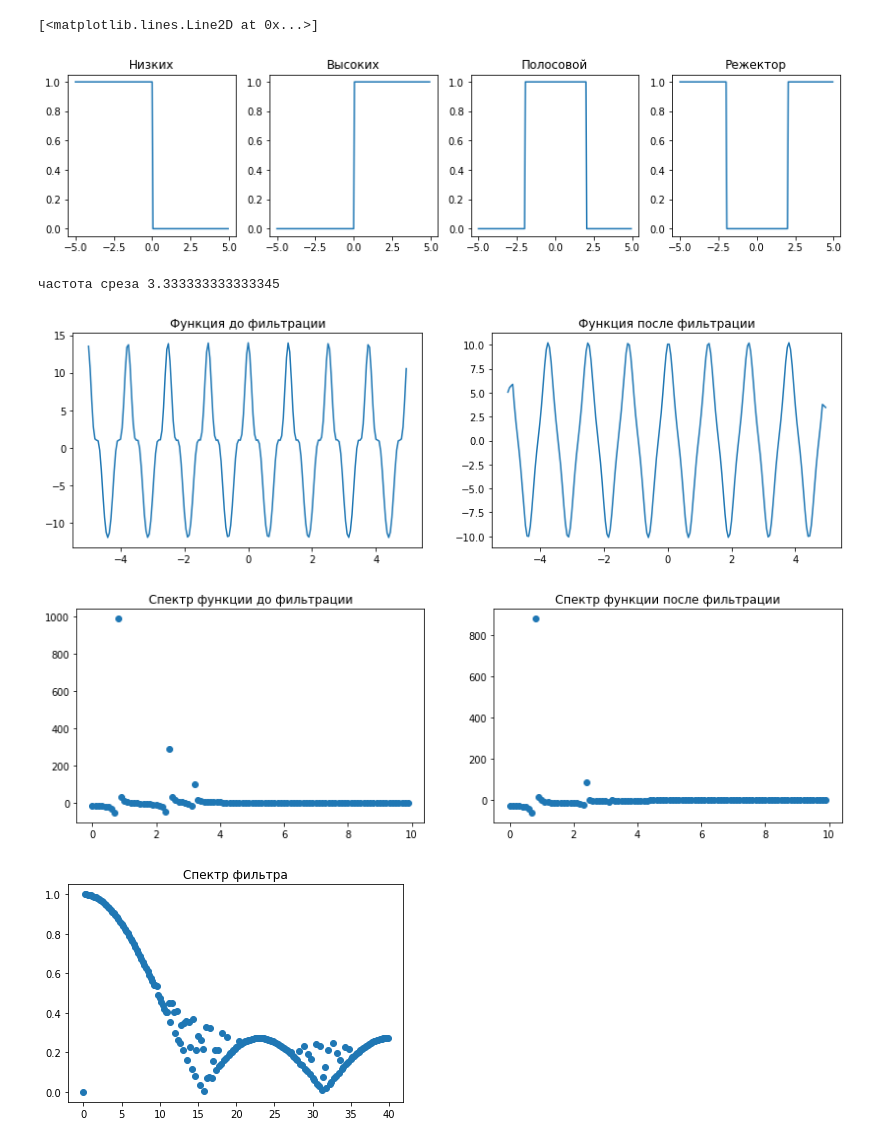
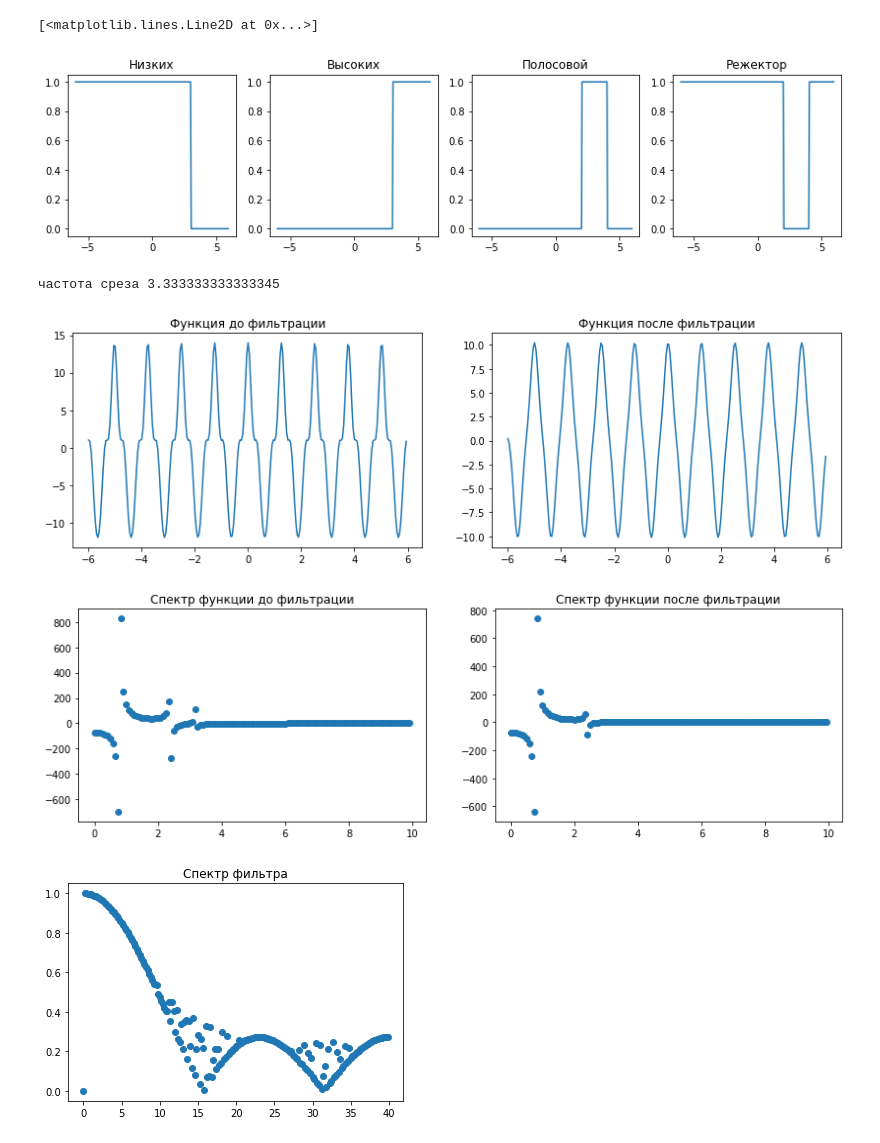
Before and after one commit to BearingBall/methods-of-signal-proccessing, a Jupyter notebook: task3.ipynb, the cells around one changed output. Saved outputs shown, nothing was run; the diff lists cells and outputs as text; code cells hidden in the pictures.

```diff
--- a/task3.ipynb
+++ b/task3.ipynb
@@ -4,16 +4,16 @@ import scipy as sp
 import matplotlib.pyplot as plt
 # %%
 def fLowFreqRaw(x, a):
-    return [1 if x[i]<a else 0 for i in range(len(x))]
+    return [np.cos(np.pi/(2*a)*x[i])+1j*np.sin(np.pi/(2*a)*x[i]) if x[i]<a else 0 for i in range(len(x))]
 #*np.exp(1j*((x/len(x)*2*np.pi)-np.pi))
 def fHighFreqRaw(x, a):
-    return [0 if x[i]<a else 1 for i in range(len(x))]
+    return [0 if x[i]<a else np.cos(np.pi/(2*a)*x[i])+1j*np.sin(np.pi/(2*a)*x[i]) for i in range(len(x))]
 
 def fBandPassFreqRaw(x, a, b):
-    return [0 if (x[i]<a)or(x[i]>b) else 1 for i in range(len(x))]
+    return [0 if (x[i]<a)or(x[i]>b) else np.cos(np.pi/(2*(b-a))*x[i])+1j*np.sin(np.pi/(2*(b-a))*x[i]) for i in range(len(x))]
 
 def fBandStopRaw(x, a,b):
-    return [1 if (x[i]<a)or(x[i]>b) else 0 for i in range(len(x))]
+    return [np.cos(np.pi/(2*(b-a))*x[i])+1j*np.sin(np.pi/(2*(b-a))*x[i]) if (x[i]<a)or(x[i]>b) else 0 for i in range(len(x))]
 
 def freq(x: np.array):
     return np.fft.fftfreq(x.size, d=x[1]-x[0])
@@ -61,29 +61,29 @@ def achhSimple(N):
     plt.title("Спектр фильтра")
     plt.scatter(np.arange(0,40,0.2), graph)
 # %%
-x = np.arange(-5,5,0.05)
+x = np.arange(-6,6,0.05)
 w = freq(x)
 
 plt.figure(figsize=(14,3))
 
 plt.subplot(1,4,1)
 plt.title("Низких")
-plt.plot(x, fLowFreqRaw(x, 0))
+plt.plot(x, np.abs(fLowFreqRaw(x, 3)))
 
 plt.subplot(1,4,2)
 plt.title("Высоких")
-plt.plot(x, fHighFreqRaw(x, 0))
+plt.plot(x, np.abs(fHighFreqRaw(x, 3)))
 
 plt.subplot(1,4,3)
 plt.title("Полосовой")
-plt.plot(x, fBandPassFreqRaw(x, -2, 2))
+plt.plot(x, np.abs(fBandPassFreqRaw(x, 2, 4)))
 
 plt.subplot(1,4,4)
 plt.title("Режектор")
-plt.plot(x, fBandStopRaw(x, -2, 2))
+plt.plot(x, np.abs(fBandStopRaw(x, 2, 4)))
 # %% [output]
 [<matplotlib.lines.Line2D at 0x...>]
-[figure, old version]
+[figure, new version]
 # %%
 def funcFiltr(x, func, filter):
     furier_ideal = np.concatenate([filter[:int(len(w)/2)], np.flip(filter[:int(len(w)/2)])])
@@ -143,8 +143,8 @@ def testFunc4(x):
 drawSlidering(x, testFunc1(x), 3)
 # %% [output]
 частота среза 3.333333333333345
-[figure, old version]
+[figure, new version]
-[figure, old version]
+[figure, new version]
 # %%
 achhSimple(2)
 # %% [output]
```
Also changed, not shown: parts of 3 cells of this notebook.
